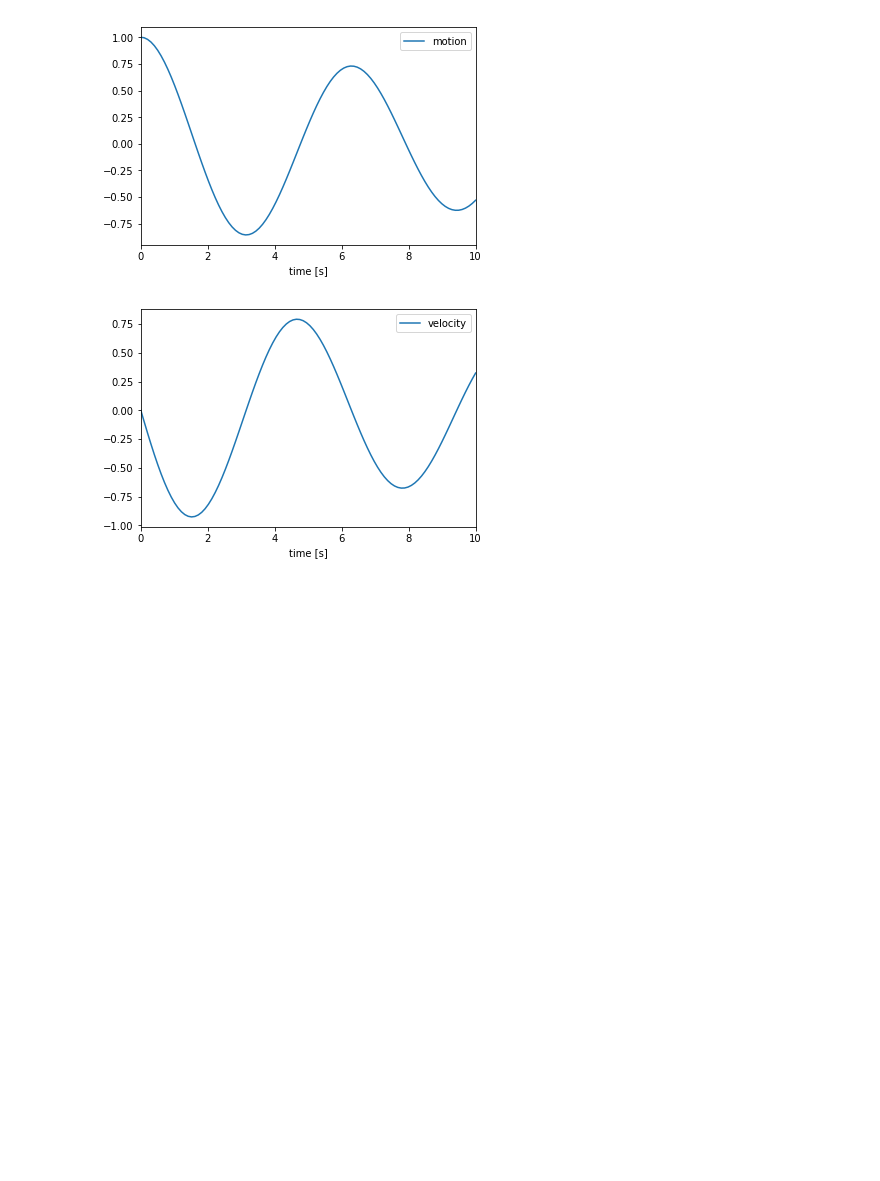
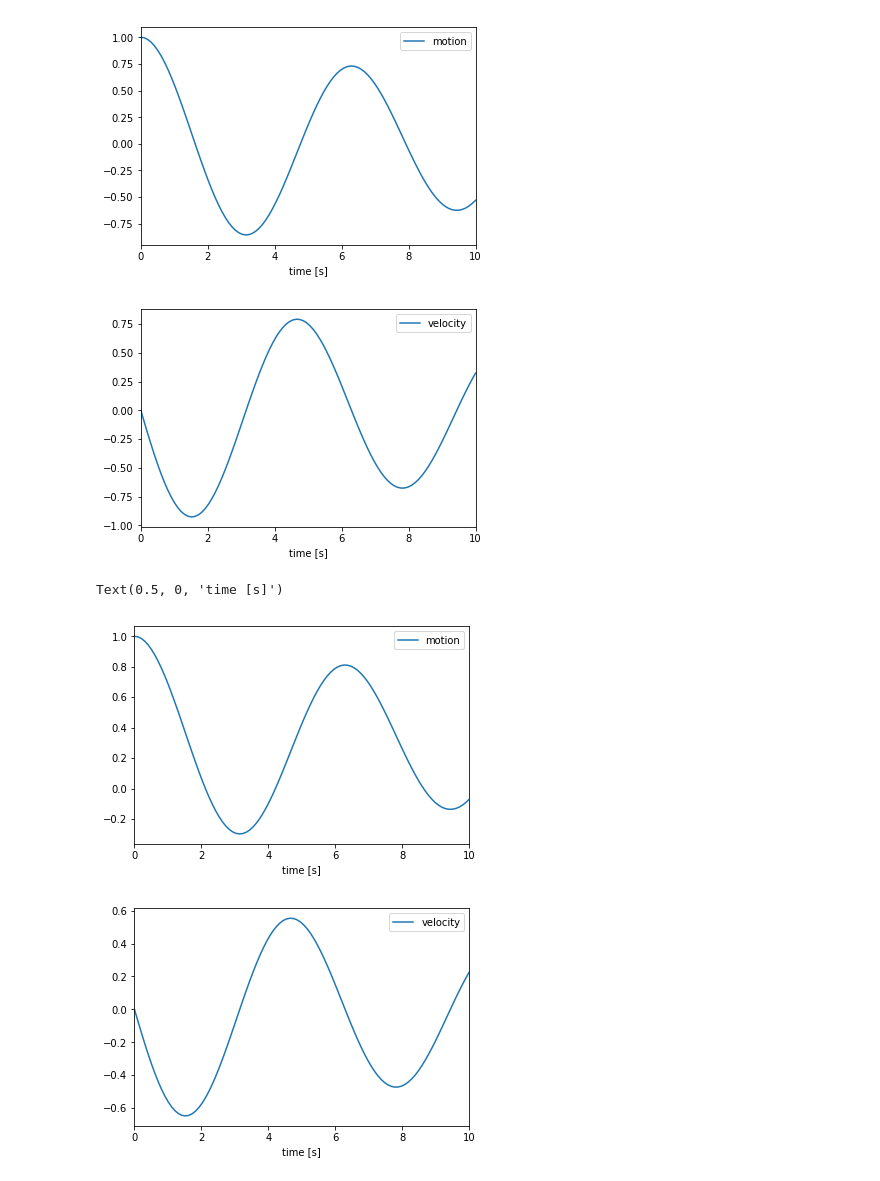
Before and after one commit to martinlarsalbert/motion-to-acceleration, a Jupyter notebook: spring_mass_damper.ipynb, the cells around one changed output. Saved outputs shown, nothing was run; the diff lists cells and outputs as text; code cells hidden in the pictures; blank space fills up the shorter version.

Commit message:
Added external force

```diff
--- a/spring_mass_damper.ipynb
+++ b/spring_mass_damper.ipynb
@@ -13,6 +13,7 @@ import pandas as pd
 q, u = dynamicsymbols('q u')
 qd, ud = dynamicsymbols('q u', 1)
 m, c, k = symbols('m c k')
+F = symbols('F')  # External force
 # %%
 N = ReferenceFrame('N')
 # %%
@@ -63,7 +73,7 @@ $\displaystyle \left[\begin{matrix}u{\left(t \right)}\\\frac{- c u{\left(t \righ
 # %%
 constants = [m,c,k]
 
-specified = []
+specified = [F]  # External force
 
 right_hand_side = generate_ode_function(kane.forcing_full, coordinates,
                                         speeds, constants,
@@ -99,3 +119,31 @@ ax.set_xlabel('time [s]')
 Text(0.5, 0, 'time [s]')
 [figure]
 [figure]
+# %%
+t = np.linspace(0,10,100)
+
+x0 = np.array([1,0])
+F_ = 0.3
+numerical_specified = np.array([F_])
+m_ = 1
+c_ = 0.1
+k_ = 1
+numerical_constants = np.array([m_,c_,k_])
+
+df = pd.DataFrame(index=t)
+y = odeint(right_hand_side, x0, t, args=(numerical_specified, numerical_constants))
+
+df['motion'] = y[:,0]
+df['velocity'] = y[:,1]
+
+fig,ax = plt.subplots()
+df.plot(y='motion', ax=ax);
+ax.set_xlabel('time [s]')
+
+fig,ax = plt.subplots()
+df.plot(y='velocity', ax=ax);
+ax.set_xlabel('time [s]')
+# %% [output]
+Text(0.5, 0, 'time [s]')
+[figure, added]
+[figure, added]
```
Also changed, not shown: parts of 8 cells of this notebook.
